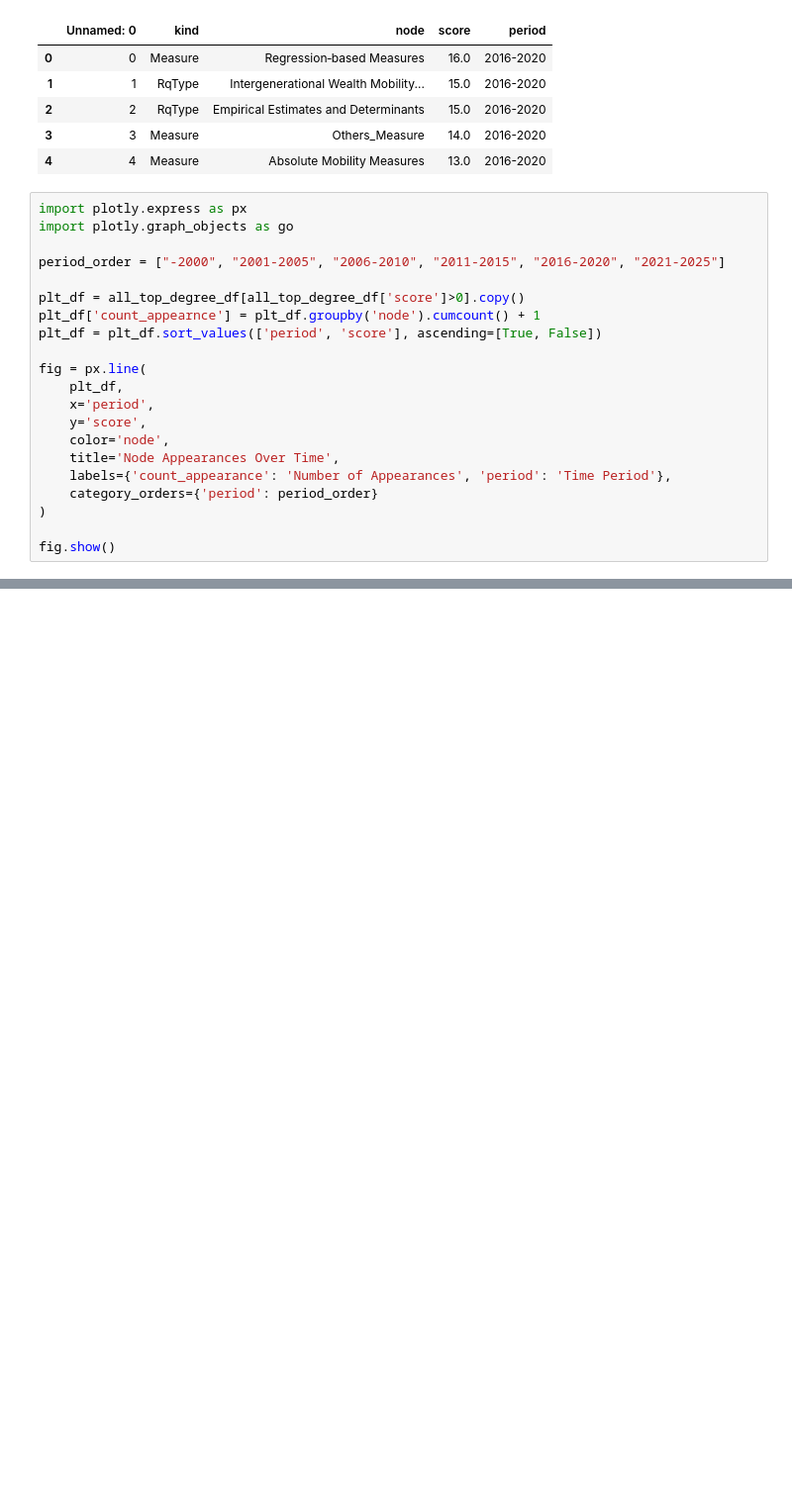
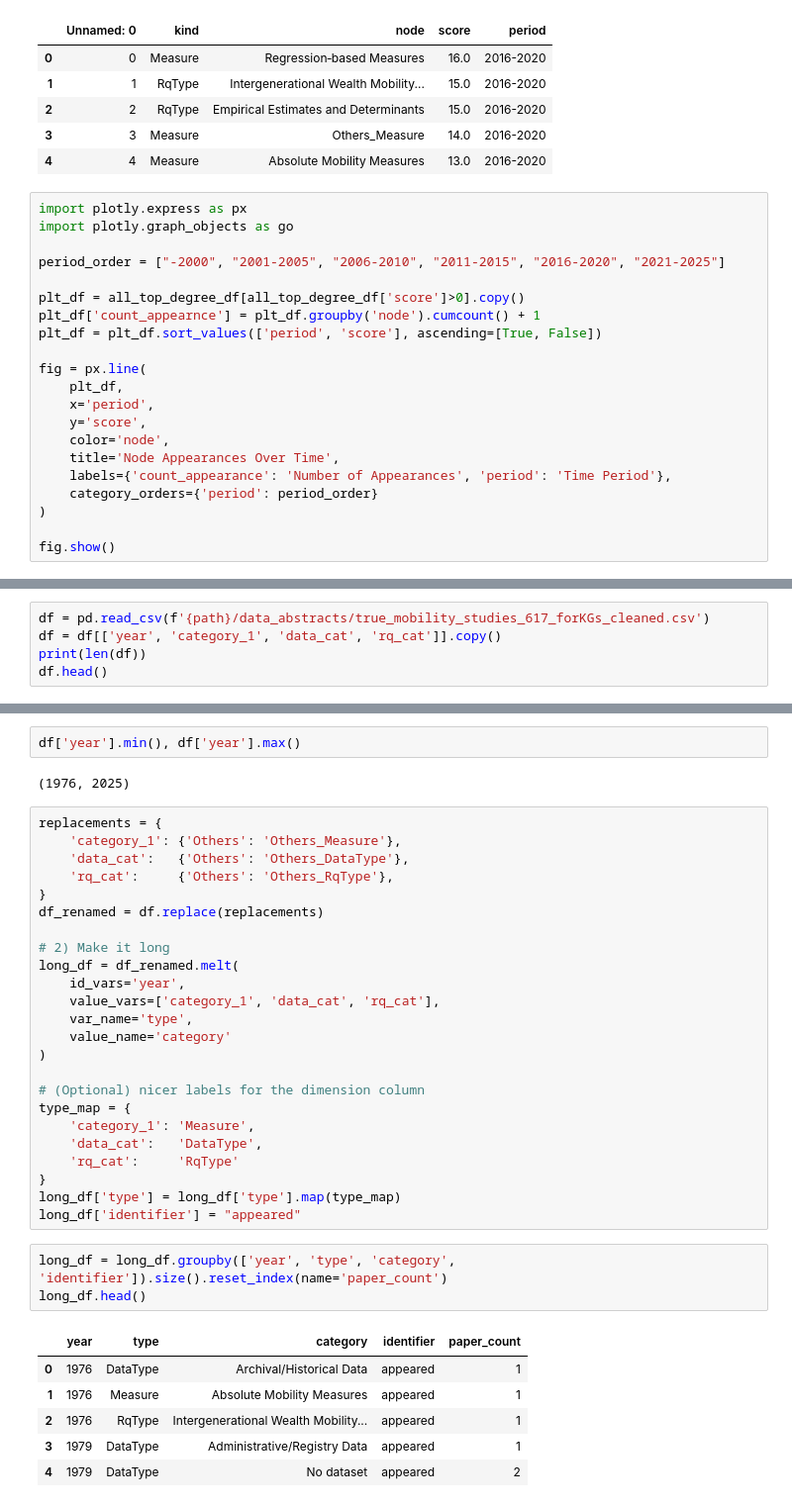
Before and after one commit to SereneKim/meta-welath_mobility, a Jupyter notebook: notebooks/12_analysis_feature-only.ipynb, the cells around one changed output, grey strips where cells are left out. Shown at 99% size. Drawn from its saved outputs; the diff is of its cells as text; blank space fills up the shorter version.

```diff
--- a/notebooks/12_analysis_feature-only.ipynb
+++ b/notebooks/12_analysis_feature-only.ipynb
@@ -590,0 +591,5 @@ fig.show()
+# %%
+df = pd.read_csv(f'{path}/data_abstracts/true_mobility_studies_617_forKGs_cleaned.csv')
+df = df[['year', 'category_1', 'data_cat', 'rq_cat']].copy()
+print(len(df))
+df.head()
@@ -590,0 +604,38 @@ fig.show()
+# %%
+df['year'].min(), df['year'].max()
+# %% [output]
+(1976, 2025)
+# %%
+replacements = {
+    'category_1': {'Others': 'Others_Measure'},
+    'data_cat':   {'Others': 'Others_DataType'},
+    'rq_cat':     {'Others': 'Others_RqType'},
+}
+df_renamed = df.replace(replacements)
+
+# 2) Make it long
+long_df = df_renamed.melt(
+    id_vars='year',
+    value_vars=['category_1', 'data_cat', 'rq_cat'],
+    var_name='type',
+    value_name='category'
+)
+
+# (Optional) nicer labels for the dimension column
+type_map = {
+    'category_1': 'Measure',
+    'data_cat':   'DataType',
+    'rq_cat':     'RqType'
+}
+long_df['type'] = long_df['type'].map(type_map)
+long_df['identifier'] = "appeared"
+# %%
+long_df = long_df.groupby(['year', 'type', 'category', 'identifier']).size().reset_index(name='paper_count')
+long_df.head()
+# %% [output]
+|  | year | type | category | identifier | paper_count |
+| 0 | 1976 | DataType | Archival/Historical Data | appeared | 1 |
+| 1 | 1976 | Measure | Absolute Mobility Measures | appeared | 1 |
+| 2 | 1976 | RqType | Intergenerational Wealth Mobility... | appeared | 1 |
+| 3 | 1979 | DataType | Administrative/Registry Data | appeared | 1 |
+| 4 | 1979 | DataType | No dataset | appeared | 2 |
```
Also changed, not shown: parts of 19 cells of this notebook, 2 other files.
